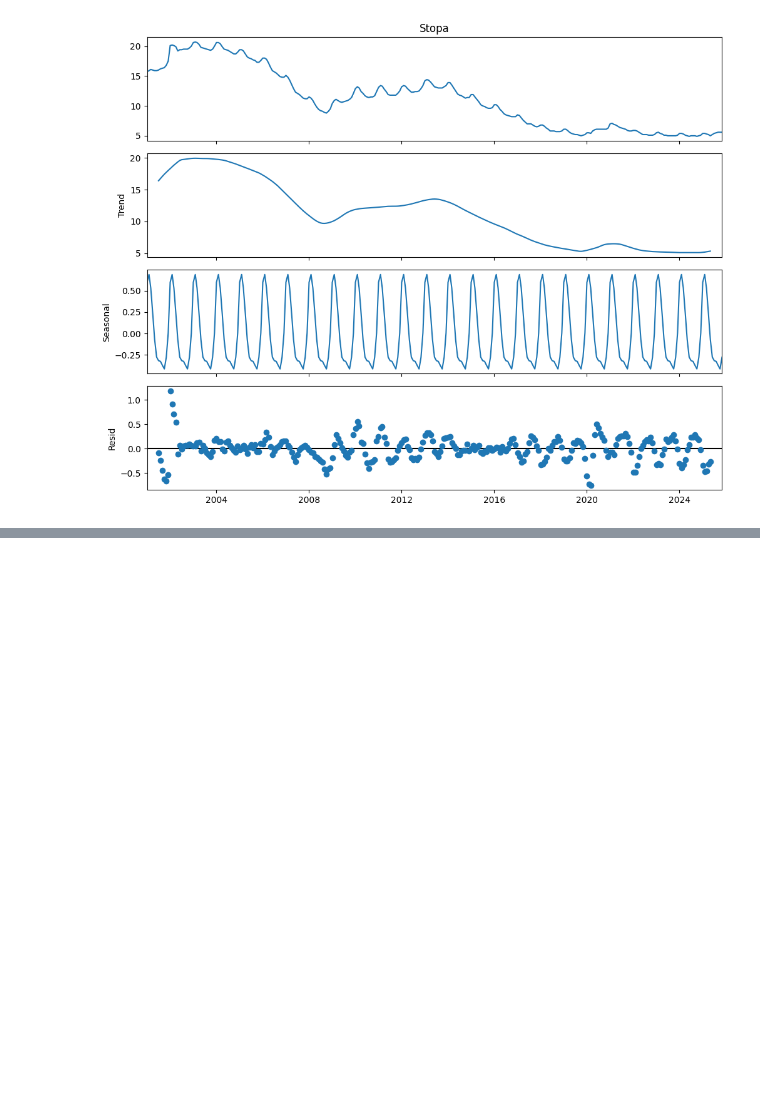
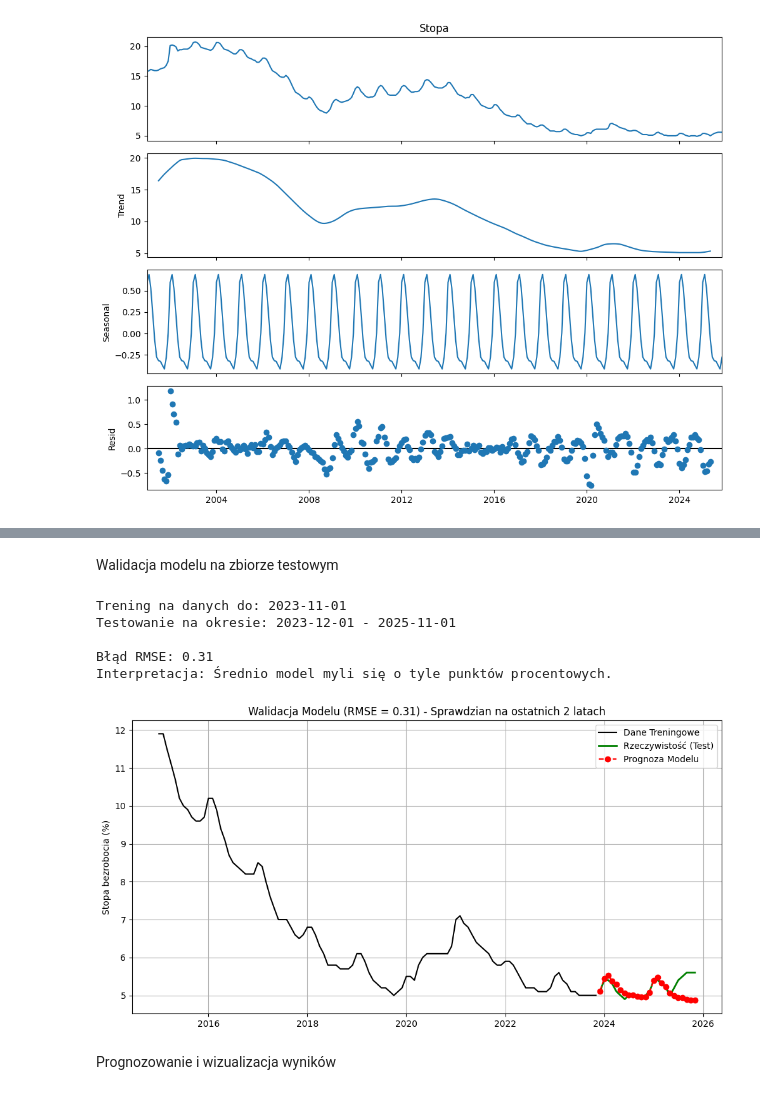
Before and after one commit to barbaraklecha/SARIMA-Analiza-stopy-bezrobocia, a Jupyter notebook: analiza.ipynb, the cells around one changed output, grey strips where cells are left out. Drawn from its saved outputs; the diff is of its cells as text; code cells hidden in the pictures; blank space fills up the shorter version.

```diff
--- a/analiza.ipynb
+++ b/analiza.ipynb
@@ -110,4 +115,63 @@ Covariance Type:                              opg
 
 Warnings:
 [1] Covariance matrix calculated using the outer product of gradients (complex-step).
+# %% [markdown]
+Walidacja modelu na zbiorze testowym
+# %%
+from sklearn.metrics import mean_squared_error
+import numpy as np
+
+# 1. PODZIAŁ DANYCH
+
+test_size = 24
+
+train = df['Stopa'].iloc[:-test_size]
+test = df['Stopa'].iloc[-test_size:]
+
+print(f"Trening na danych do: {train.index[-1].date()}")
+print(f"Testowanie na okresie: {test.index[0].date()} - {test.index[-1].date()}")
+
+# 2. TRENING MODELU NA ZBIORZE UCZĄCYM
+model_test = pm.auto_arima(train,
+                           seasonal=True, m=12,
+                           d=1, D=1,
+                           start_p=0, start_q=0,
+                           max_p=3, max_q=3,
+                           suppress_warnings=True)
+
+# 3. PROGNOZA TESTOWA
+
+prediction = model_test.predict(n_periods=test_size)
+
+# 4. OCENA BŁĘDU
+rmse = np.sqrt(mean_squared_error(test, prediction))
+print(f"\nBłąd RMSE: {rmse:.2f}")
+
+
+# 5. WYKRES WALIDACYJNY
+plt.figure(figsize=(12, 6))
+
+
+plt.plot(train.index[train.index >= '2015-01-01'], train[train.index >= '2015-01-01'], label='Dane Treningowe', color='black')
+
+
+plt.plot(test.index, test, label='Rzeczywistość (Test)', color='green', linewidth=2)
+
+
+plt.plot(test.index, prediction, label='Prognoza Modelu', color='red', linestyle='--', marker='o')
+
+plt.title(f'Walidacja Modelu (RMSE = {rmse:.2f}) - Sprawdzian na ostatnich 2 latach')
+plt.ylabel('Stopa bezrobocia (%)')
+plt.legend()
+plt.grid(True)
+plt.show()
+# %% [output]
+Trening na danych do: 2023-11-01
+Testowanie na okresie: 2023-12-01 - 2025-11-01
+
+Błąd RMSE: 0.31
+Interpretacja: Średnio model myli się o tyle punktów procentowych.
+[figure, added]
+# %% [markdown]
+Prognozowanie i wizualizacja wyników
 # %%
```
Also changed, not shown: parts of 7 cells of this notebook.
